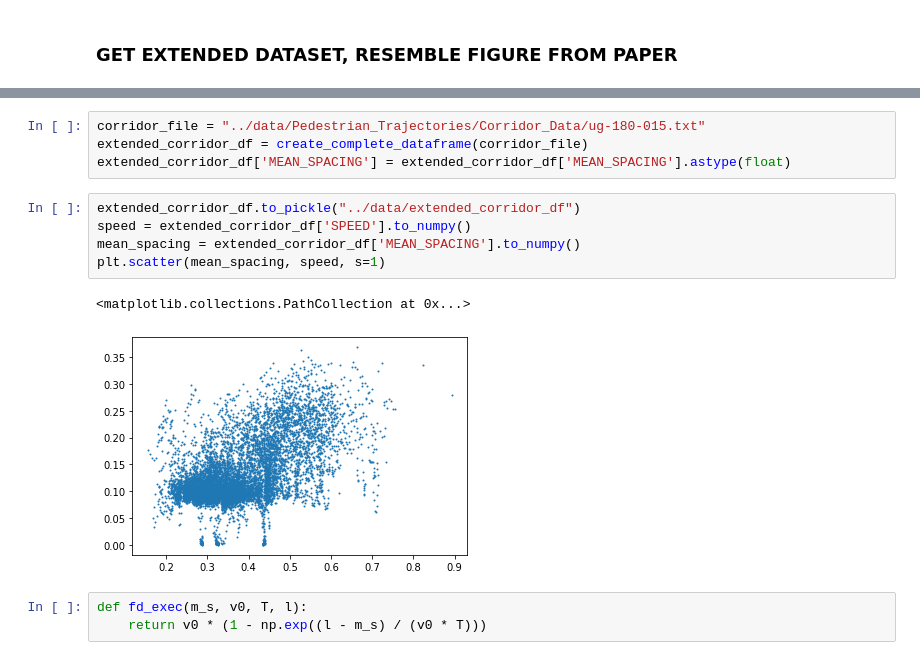
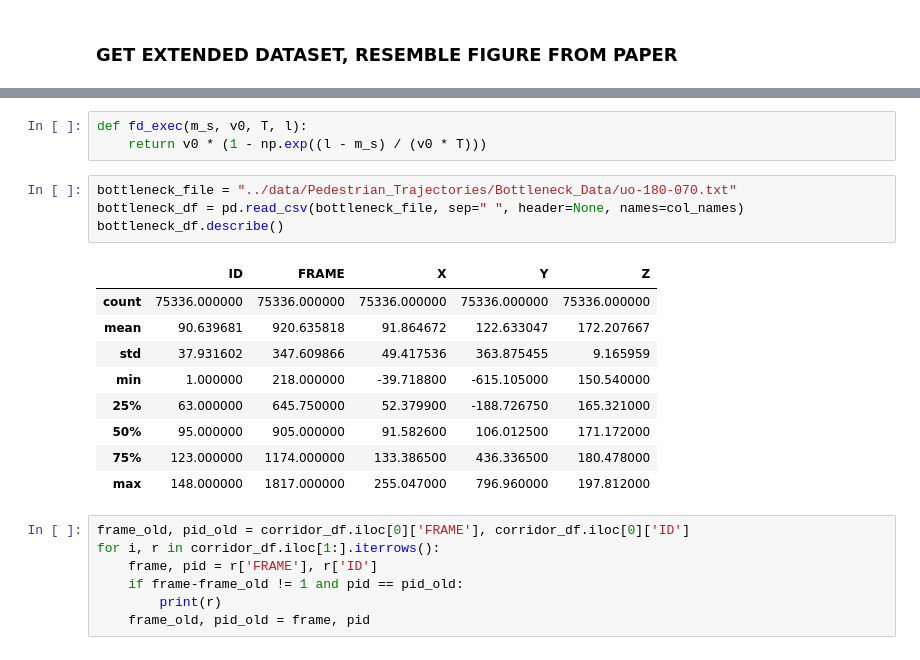
Before and after one commit to AlexPasqua/MLCMS-project, a Jupyter notebook: src/reproduce_FD.ipynb, the cells around one changed output, grey strips where cells are left out. Saved outputs shown, nothing was run; the diff lists cells and outputs as text.

```diff
--- a/src/reproduce_FD.ipynb
+++ b/src/reproduce_FD.ipynb
@@ -33,18 +7,27 @@ mean_speeds_bottleneck_df.to_pickle(file_save)
 ### GET EXTENDED DATASET, RESEMBLE FIGURE FROM PAPER
 # %% [markdown]
 ![image.png](attachment:image.png)
-# %%
-corridor_file = "../data/Pedestrian_Trajectories/Corridor_Data/ug-180-015.txt"
-extended_corridor_df = create_complete_dataframe(corridor_file)
-extended_corridor_df['MEAN_SPACING'] = extended_corridor_df['MEAN_SPACING'].astype(float)
-# %%
-extended_corridor_df.to_pickle("../data/extended_corridor_df")
-speed = extended_corridor_df['SPEED'].to_numpy()
-mean_spacing = extended_corridor_df['MEAN_SPACING'].to_numpy()
-plt.scatter(mean_spacing, speed, s=1)
-# %% [output]
-<matplotlib.collections.PathCollection at 0x...>
-[figure, removed]
 # %%
 def fd_exec(m_s, v0, T, l):
     return v0 * (1 - np.exp((l - m_s) / (v0 * T)))
+# %%
+bottleneck_file = "../data/Pedestrian_Trajectories/Bottleneck_Data/uo-180-070.txt"
+bottleneck_df = pd.read_csv(bottleneck_file, sep=" ", header=None, names=col_names)
+bottleneck_df.describe()
+# %% [output]
+|  | ID | FRAME | X | Y | Z |
+| count | 75336.000000 | 75336.000000 | 75336.000000 | 75336.000000 | 75336.000000 |
+| mean | 90.639681 | 920.635818 | 91.864672 | 122.633047 | 172.207667 |
+| std | 37.931602 | 347.609866 | 49.417536 | 363.875455 | 9.165959 |
+| min | 1.000000 | 218.000000 | -39.718800 | -615.105000 | 150.540000 |
+| 25% | 63.000000 | 645.750000 | 52.379900 | -188.726750 | 165.321000 |
+| 50% | 95.000000 | 905.000000 | 91.582600 | 106.012500 | 171.172000 |
+| 75% | 123.000000 | 1174.000000 | 133.386500 | 436.336500 | 180.478000 |
+| max | 148.000000 | 1817.000000 | 255.047000 | 796.960000 | 197.812000 |
+# %%
+frame_old, pid_old = corridor_df.iloc[0]['FRAME'], corridor_df.iloc[0]['ID']
+for i, r in corridor_df.iloc[1:].iterrows():
+    frame, pid = r['FRAME'], r['ID']
+    if frame-frame_old != 1 and pid == pid_old:
+        print(r)
+    frame_old, pid_old = frame, pid
```
Also changed, not shown: parts of 13 cells of this notebook, 9 other files.
